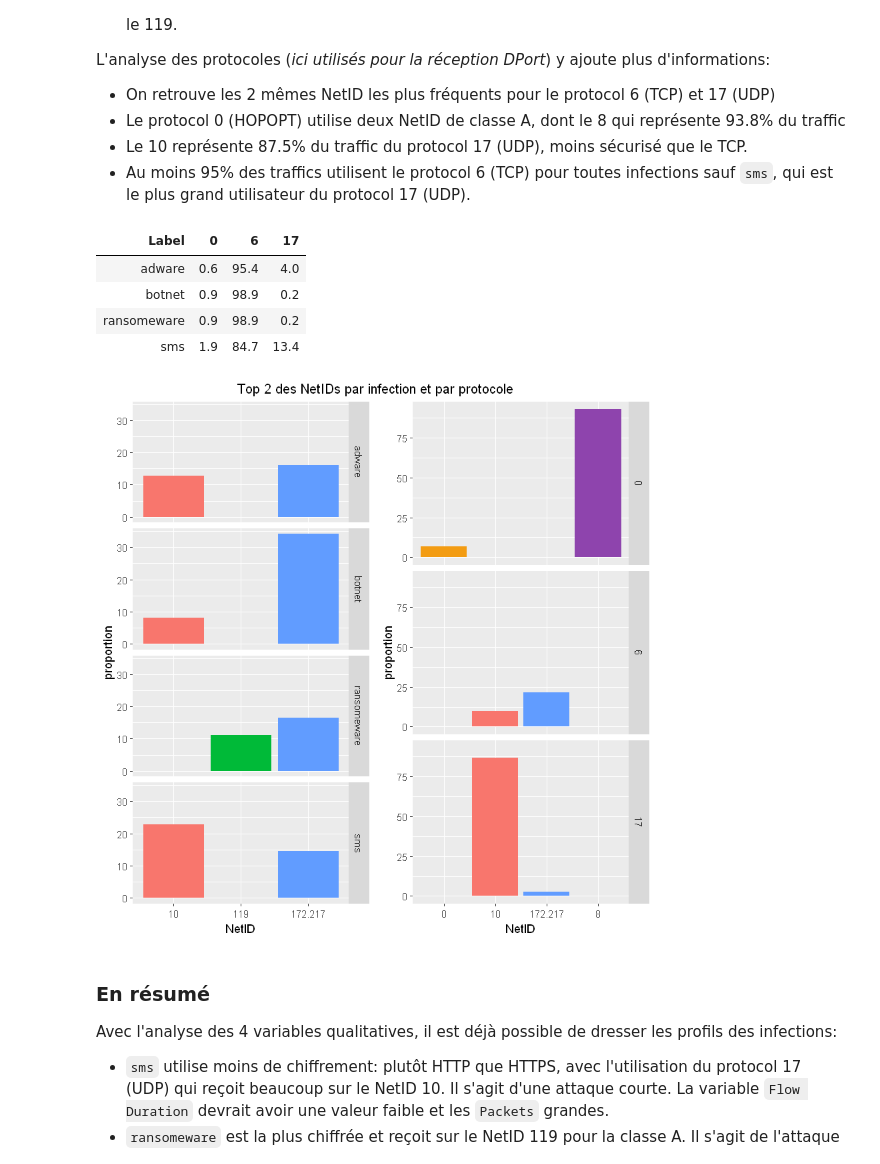
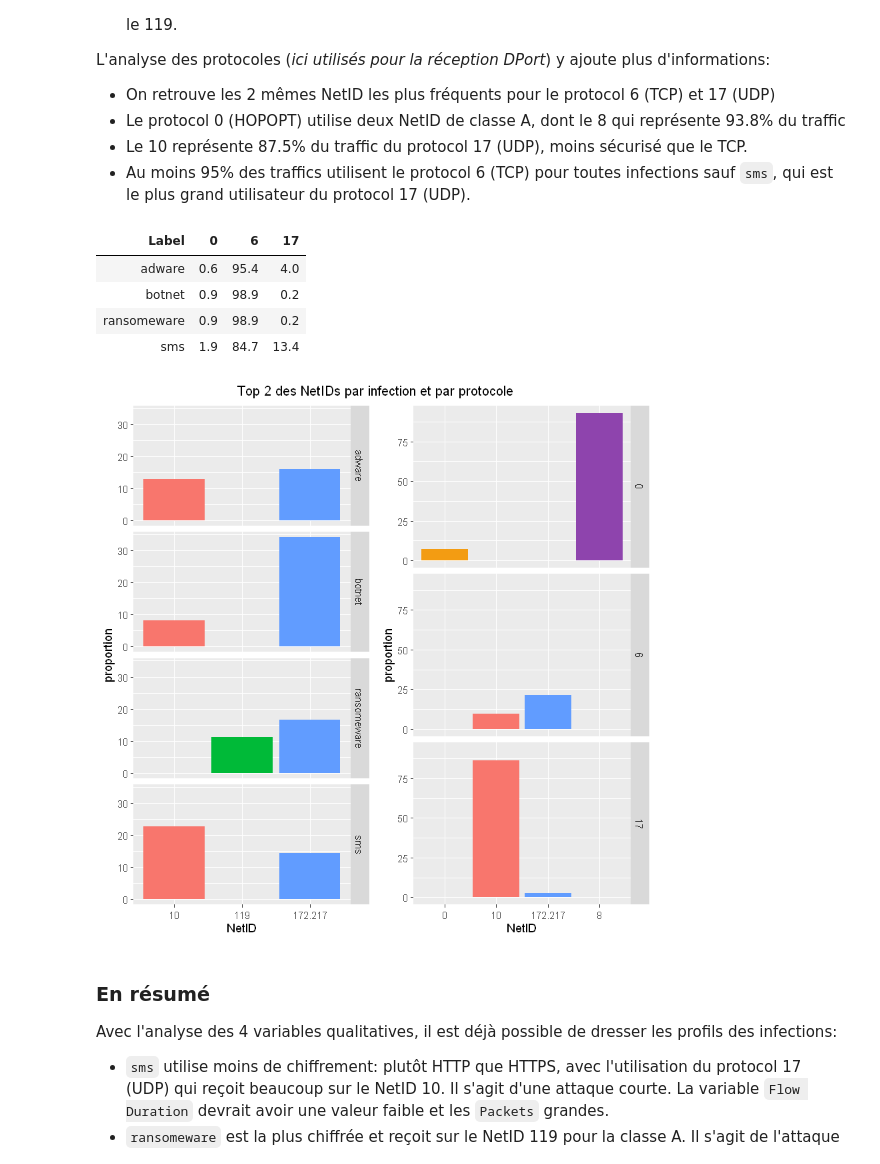
Before and after one commit to Lrakotoson/M_R, a Jupyter notebook: S2/Classification/Project/jet1.ipynb, the cells around one changed output. Saved outputs shown, nothing was run; the diff lists cells and outputs as text; code cells hidden in the pictures.

```diff
--- a/S2/Classification/Project/jet1.ipynb
+++ b/S2/Classification/Project/jet1.ipynb
@@ -216,20 +235,21 @@ scale_fill_manual(values = c("#f39c12", "#f8766d", "#619cff", "#8e44ad"))
 # %%
 data %>%
 group_by(Label, Protocol) %>%
 summarise(proportion = n()) %>%
 mutate(proportion = proportion*100 / sum(proportion)) %>%
 spread(Protocol, proportion)
-grid.arrange(ip_label, ip_protocol,
-             ncol = 2, nrow = 1,
-             top = "Top 2 des NetIDs par infection et par protocole"
-)
+ggarrange(
+    ip_label, ip_protocol,
+    ncol = 2, nrow = 1
+) %>%
+annotate_figure(top = "Top 2 des NetIDs par infection et par protocole")
 # %% [output]
 | Label | 0 | 6 | 17 |
 | adware | 0.6 | 95.4 | 4.0 |
 | botnet | 0.9 | 98.9 | 0.2 |
 | ransomeware | 0.9 | 98.9 | 0.2 |
 | sms | 1.9 | 84.7 | 13.4 |
-[figure, old version]
+[figure, new version]
 # %% [markdown]
 ### En résumé
 Avec l'analyse des 4 variables qualitatives, il est déjà possible de dresser les profils des infections:
```
Also changed, not shown: parts of 50 cells of this notebook, 1 other file.
